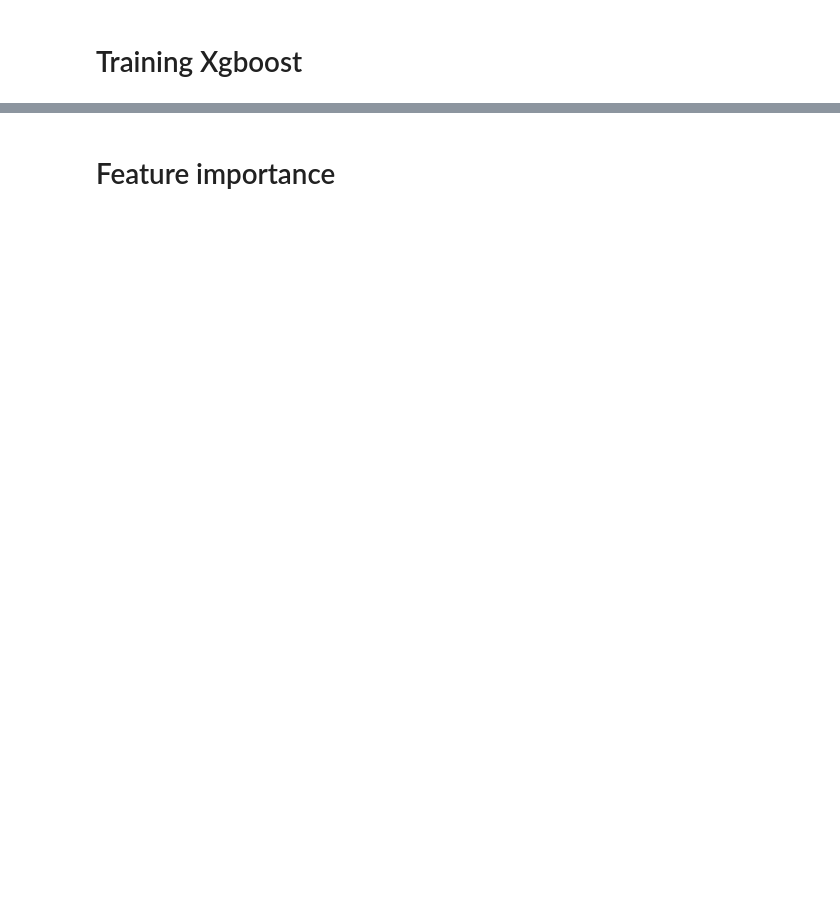
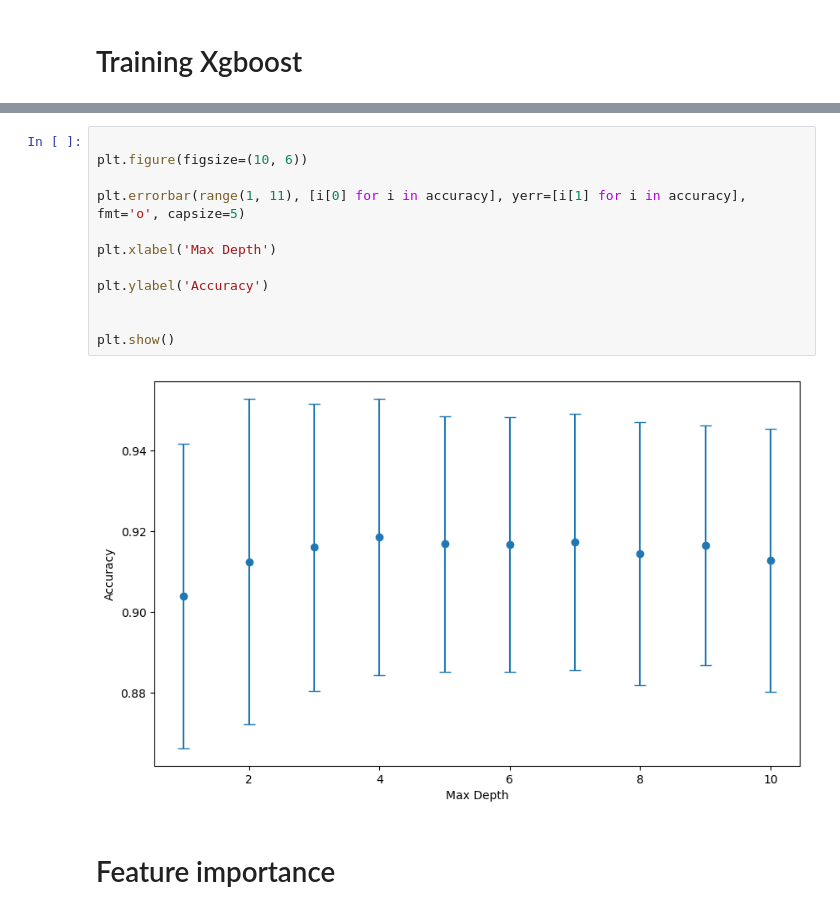
Before and after one commit to michelexyz/ML4QS-bike-user-recognition, a Jupyter notebook: train_Models.ipynb, the cells around one changed output, grey strips where cells are left out. Drawn from its saved outputs; the diff is of its cells as text; blank space fills up the shorter version.

```diff
--- a/train_Models.ipynb
+++ b/train_Models.ipynb
@@ -235,3 +311,17 @@ Accuracy: 0.9163763066202091
+# %%
+
+plt.figure(figsize=(10, 6))
+
+plt.errorbar(range(1, 11), [i[0] for i in accuracy], yerr=[i[1] for i in accuracy], fmt='o', capsize=5)
+
+plt.xlabel('Max Depth')
+
+plt.ylabel('Accuracy')
+
+
+plt.show()
+# %% [output]
+[figure, added]
 # %% [markdown]
 # Feature importance
 # %%
```
Also changed, not shown: parts of 8 cells of this notebook.
